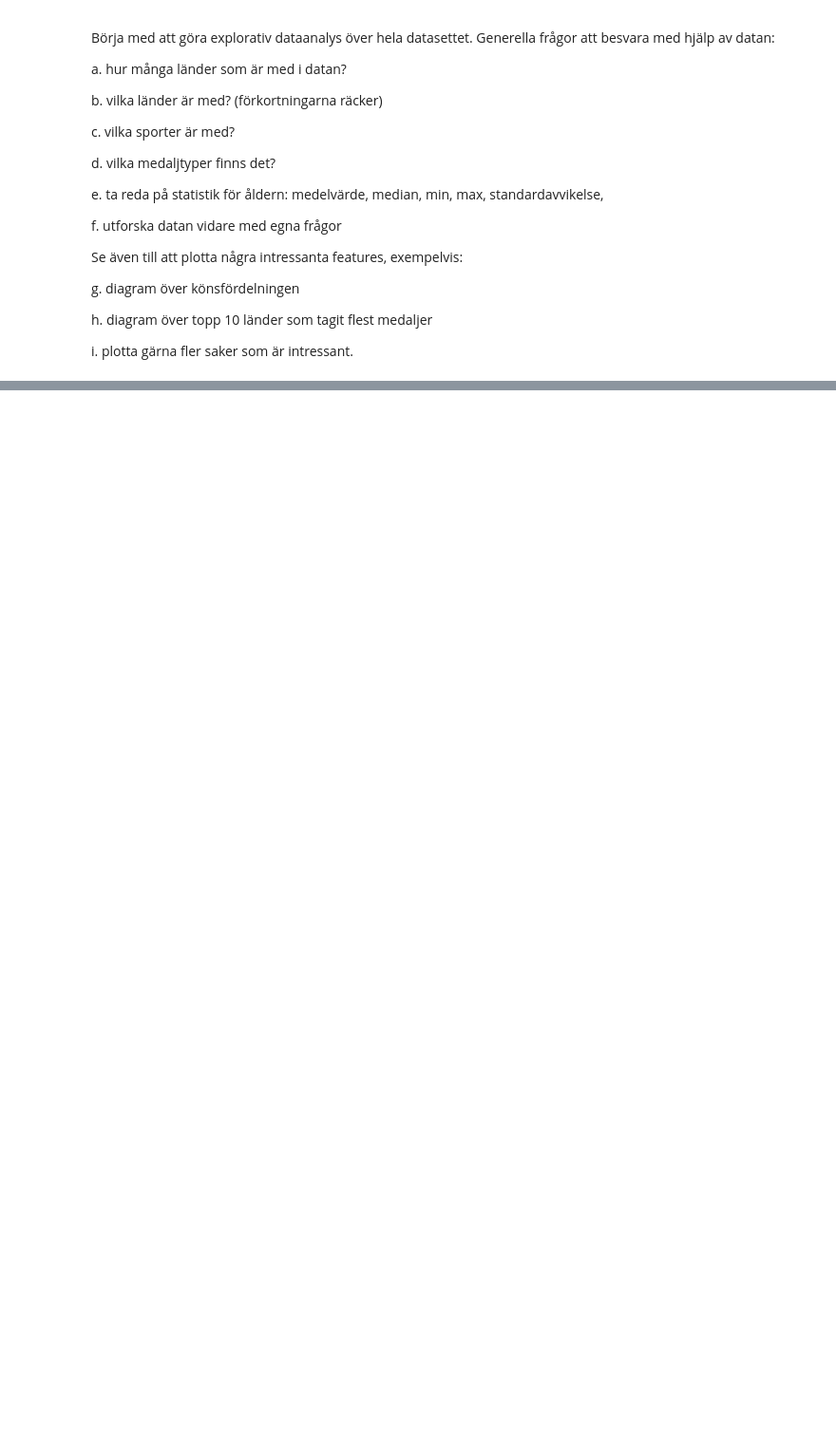
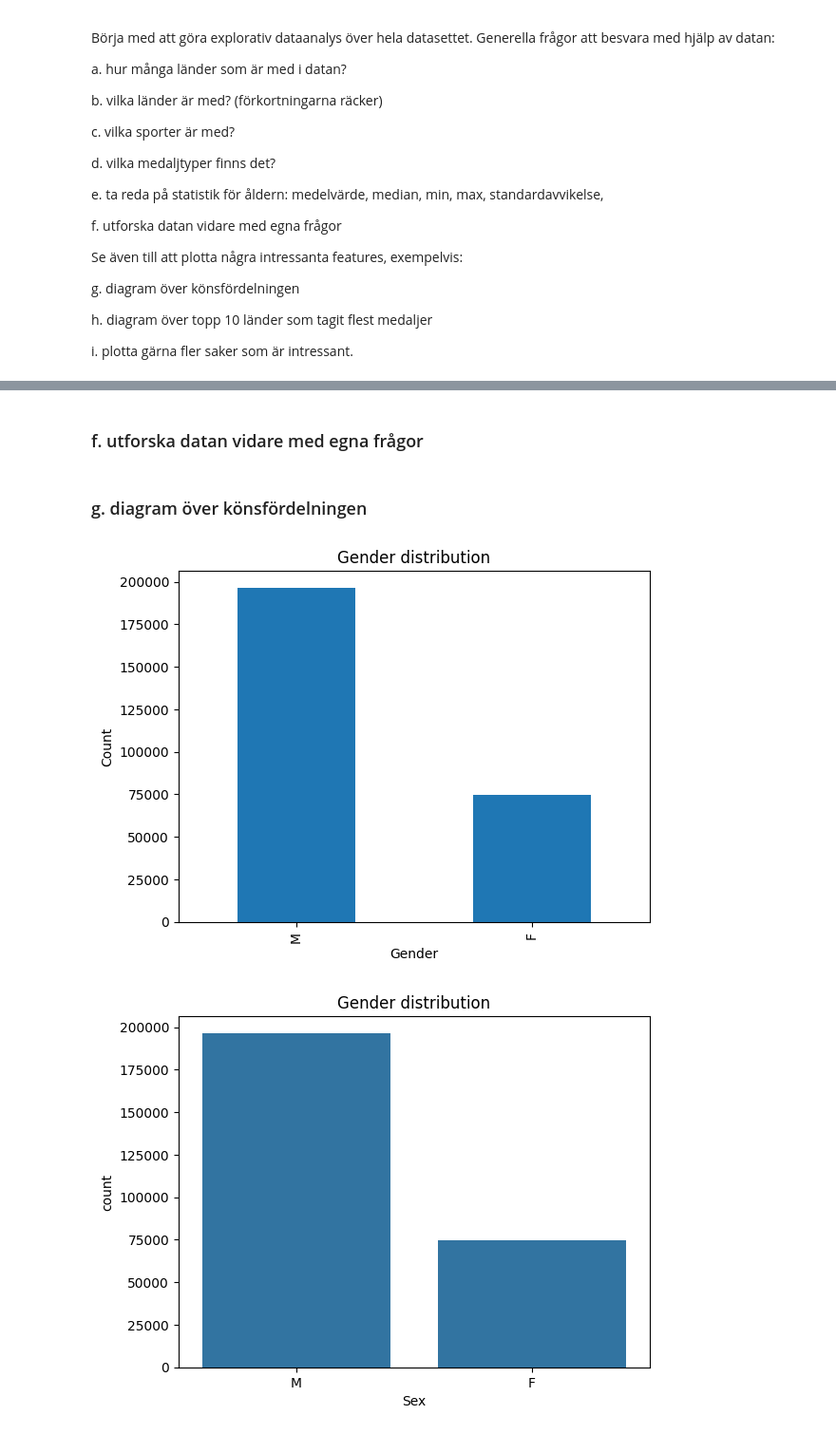
Before and after one commit to Jenniferola/Project-_OS_Germany, a Jupyter notebook: uppgift_00.ipynb, the cells around one changed output, grey strips where cells are left out. Shown: that part at 95% size. Saved outputs shown, nothing was run; the diff lists cells and outputs as text; code cells hidden in the pictures; blank space fills up the shorter version.

```diff
--- a/uppgift_00.ipynb
+++ b/uppgift_00.ipynb
@@ -26,6 +26,4 @@ Se även till att plotta några intressanta features, exempelvis:
 import pandas as pd
 
 file_path = 'data/athlete_events.csv'
-data = pd.read_csv(file_path)
-
-data.head()
+dataset = pd.read_csv(file_path)
@@ -38,0 +168,2 @@ data.head()
+# %% [markdown]
+### f. utforska datan vidare med egna frågor
@@ -38,0 +173,19 @@ data.head()
+# %% [markdown]
+### g. diagram över könsfördelningen
+# %%
+import matplotlib.pyplot as plt
+gender_counts = dataset["Sex"].value_counts()
+
+gender_counts.plot(kind="bar")
+plt.title("Gender distribution")
+plt.xlabel("Gender")
+plt.ylabel("Count")
+
+plt.show()
+
+sns.barplot(gender_counts).set_title('Gender distribution')
+
+plt.savefig("saved_diagrams/Gender_distribution.png")
+# %% [output]
+[figure, added]
+[figure, added]
```
Also changed, not shown: parts of 19 cells of this notebook.
